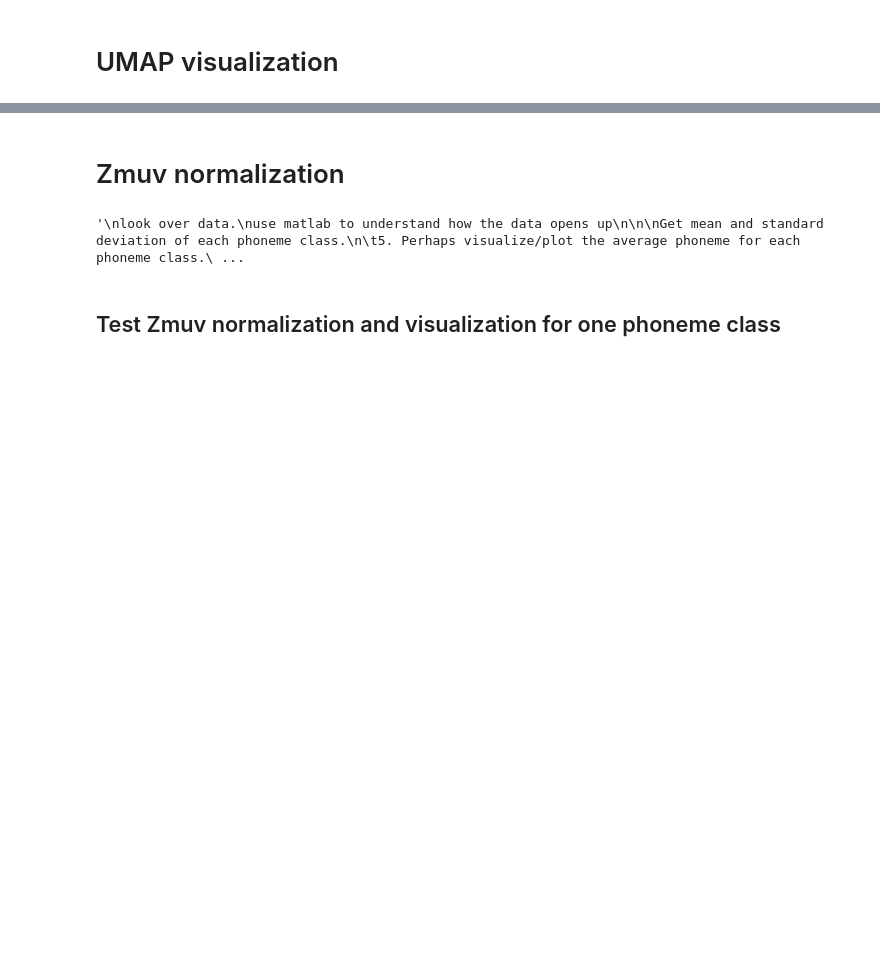
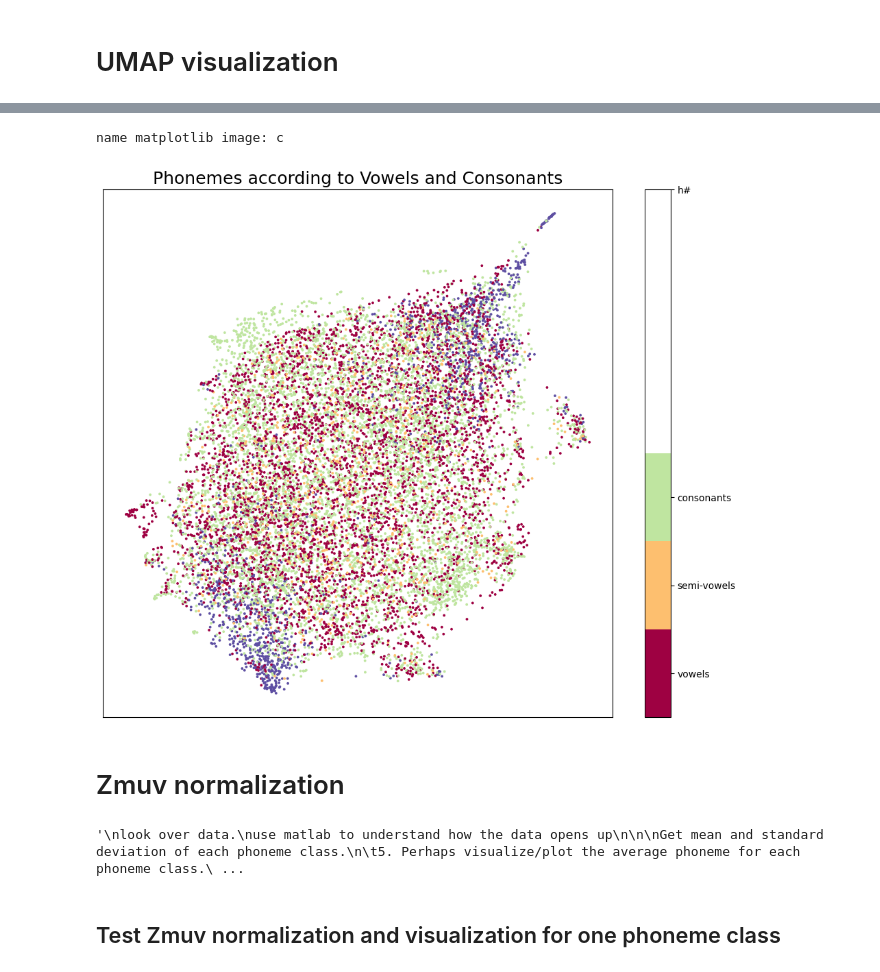
Before and after one commit to SasheO/DukeREU, a Jupyter notebook: Task 3 - zmuv.ipynb, the cells around one changed output, grey strips where cells are left out. Drawn from its saved outputs; the diff is of its cells as text; code cells hidden in the pictures; blank space fills up the shorter version.

```diff
--- a/Task 3 - zmuv.ipynb
+++ b/Task 3 - zmuv.ipynb
@@ -424,3 +287,8 @@ plot_umap(features_rolled_out, phonemes_from, weighted_average_phoneme_length, m
+# %%
+plot_umap(features_rolled_out, phonemes_from, vowels_and_consonants_map, "Vowels and Consonants")
+# %% [output]
+name matplotlib image: c
+[figure, added]
 # %% [markdown]
 # Zmuv normalization
 # %%
```
Also changed, not shown: parts of 53 cells of this notebook.
